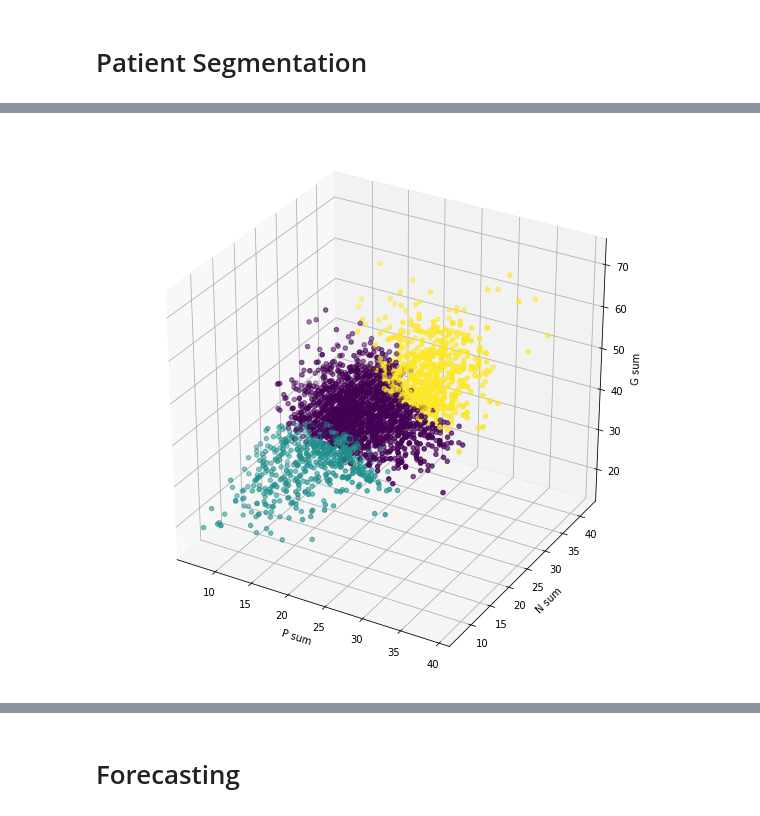
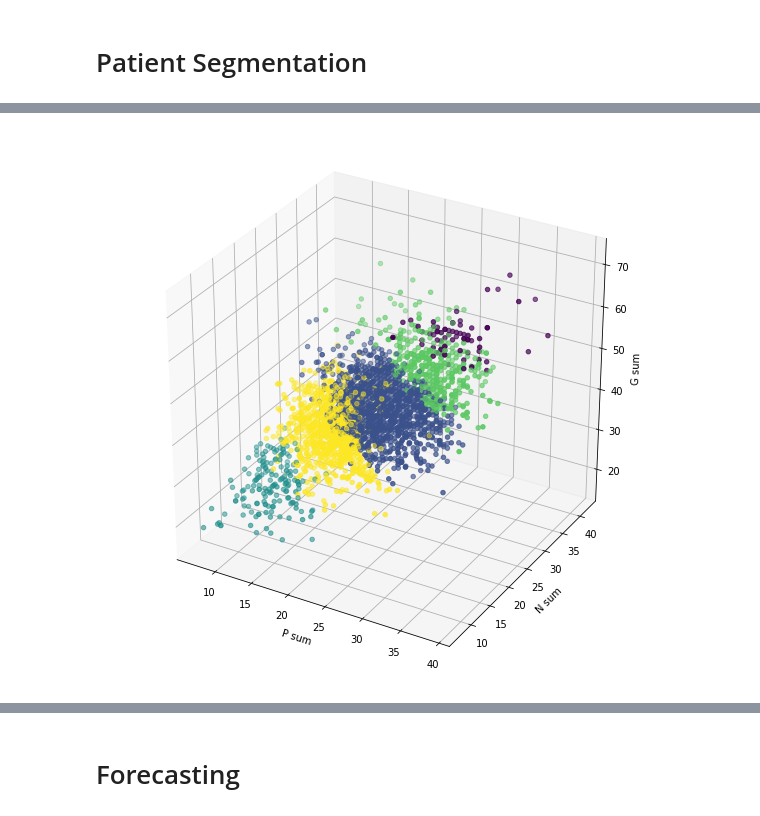
Before and after one commit to wasehahmad/PANSS-Trial-Analysis, a Jupyter notebook: panss_analysis_notebook.ipynb, the cells around one changed output, grey strips where cells are left out. Saved outputs shown, nothing was run; the diff lists cells and outputs as text; code cells hidden in the pictures.

```diff
--- a/panss_analysis_notebook.ipynb
+++ b/panss_analysis_notebook.ipynb
@@ -95,9 +86,9 @@ for name,group in allSortedDF.groupby('PatientID').__iter__():
 Ps=['P1', 'P2', 'P3', 'P4', 'P5','P6', 'P7']
 Gs=['G1','G2', 'G3', 'G4', 'G5', 'G6', 'G7', 'G8', 'G9', 'G10', 'G11', 'G12', 'G13', 'G14', 'G15','G16']
 Ns=['N1', 'N2', 'N3', 'N4', 'N5', 'N6', 'N7']
-allSortedDF['Ps'] = df[Ps].sum(axis=1)
-allSortedDF['Gs'] = df[Gs].sum(axis=1)
-allSortedDF['Ns'] = df[Ns].sum(axis=1)
+allSortedDF['Ps'] = allSortedDF[Ps].sum(axis=1)
+allSortedDF['Gs'] = allSortedDF[Gs].sum(axis=1)
+allSortedDF['Ns'] = allSortedDF[Ns].sum(axis=1)
 
 #diff of PANSS_Total
 allSortedDF['PANSS_Total_diff_1'] = allSortedDF.groupby('PatientID')['PANSS_Total'].diff().fillna(0)
@@ -105,7 +96,7 @@ allSortedDF['PANSS_Total_diff_1'] = allSortedDF.groupby('PatientID')['PANSS_Tota
 #get first lags for PANSS, Ps, Gs, Ns
 for col in ['Ps','Ns','Gs','PANSS_Total']:
     newCol = col+"_lag_1"
-    allSortedDF[newCol] = allSortedDF.groupby('PatientID')[col].shift(1).fillna(0)
+    allSortedDF[newCol] = allSortedDF.groupby('PatientID')[col].shift(1)
 # %%
 allSortedDF.columns
 # %% [output]
@@ -154,17 +145,11 @@ Warnings:
 # %% [markdown]
 # Patient Segmentation
 # %%
-firstVisits = sortedDF.groupby('PatientID').first().drop(['index','const','Study','TxGroup','SiteID','RaterID','AssessmentiD','LeadStatus','Country','VisitDay','PANSS_Total_diff','PANSS_Lag1'],axis = 1)
+firstVisits = allSortedDF.groupby('PatientID').first()[['PANSS_Total','Ps','Gs','Ns']]
 # normalize the data and create a df out of it
-data_scaled = normalize(firstVisits,axis=0)
-data_scaled = pd.DataFrame(data_scaled, columns=firstVisits.columns)
+firstVisitsScaled = normalize(firstVisits,axis=0)
+firstVisitsScaledDF = pd.DataFrame(firstVisitsScaled, columns=firstVisits.columns)
 
 
 labels = firstVisits.index.values
-linked = hierarchy.linkage(data_scaled, 'complete',metric='euclidean')
-
-plt.figure(figsize=(20, 7))
-arrestsDendrogram = hierarchy.dendrogram(linked,labels=labels)
-plt.title("PatientSegmentation")
-plt.axhline(y=0.3, color='r', linestyle='--')
-plt.show()
+linked = hierarchy.linkage(firstVisitsScaledDF, 'complete',metric='euclidean')
@@ -173,10 +155,0 @@ plt.show()
-# %%
-numClusters = 3
-cluster = AgglomerativeClustering(n_clusters=numClusters, affinity='euclidean', linkage='complete')
-clusters = cluster.fit_predict(firstVisits)
-firstVisits['Segment'] = clusters
-plt.figure(figsize=(7, 7))
-# for seg in range(4):
-#     (firstVisits.loc[firstVisits['Segment'] == seg].boxplot(column=['Ps'],by=['Segment']))
-plt.scatter(firstVisits['Ns'], firstVisits['Gs'], c=cluster.labels_)
-# data_scaled
@@ -186,17 +164,20 @@ plt.scatter(firstVisits['Ns'], firstVisits['Gs'], c=cluster.labels_)
 # %%
-from mpl_toolkits.mplot3d import Axes3D
+numClusters = 5
+aggClustering = AgglomerativeClustering(n_clusters=numClusters, affinity='euclidean', linkage='complete')
+aggClusteringFit = aggClustering.fit_predict(firstVisits)
+
 # %matplotlib notebook
 fig = plt.figure(figsize=(10, 10))
 ax = fig.add_subplot(111, projection='3d')
 
-img = ax.scatter(firstVisits.Ps,firstVisits.Ns, firstVisits.Gs, c=cluster.labels_, cmap='viridis_r', marker='o')
+img = ax.scatter(firstVisits.Ps,firstVisits.Ns, firstVisits.Gs, c=aggClustering.labels_, cmap='viridis_r', marker='o')
 # fig.colorbar(img)
 
 ax.set_xlabel('P sum')
 ax.set_ylabel('N sum')
 ax.set_zlabel('G sum')
 
 plt.show()
 # %% [output]
-[figure, old version]
+[figure, new version]
 # %%
```
Also changed, not shown: parts of 28 cells of this notebook.
